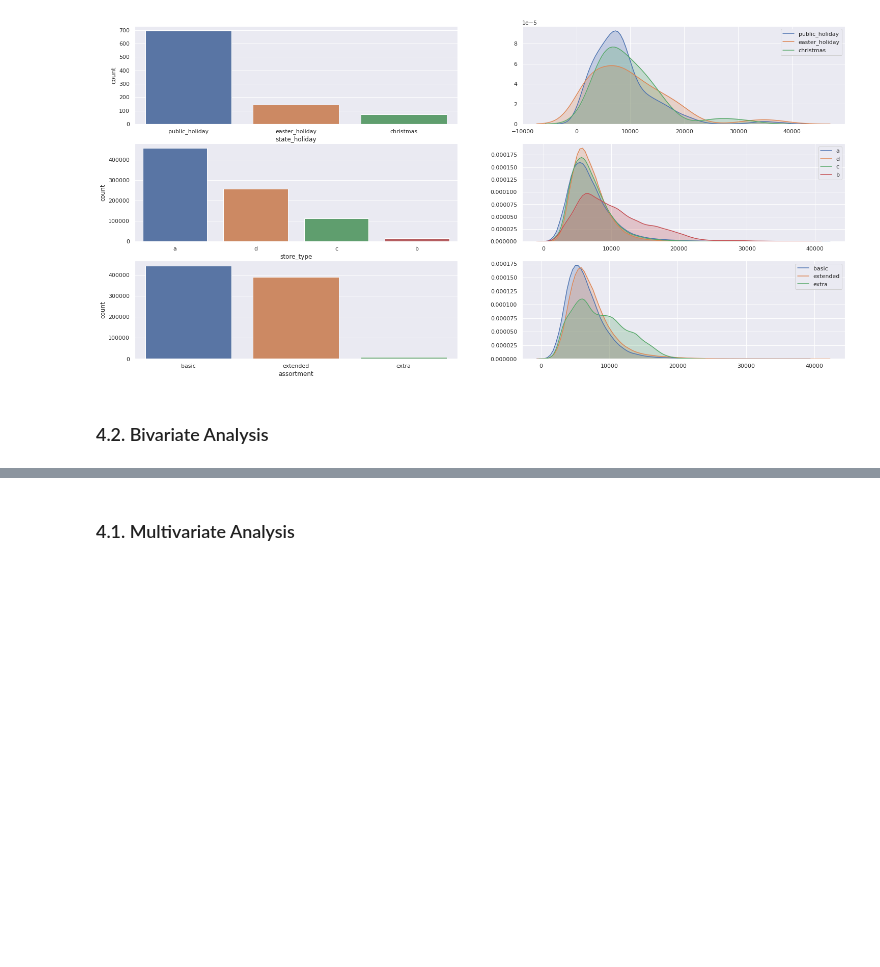
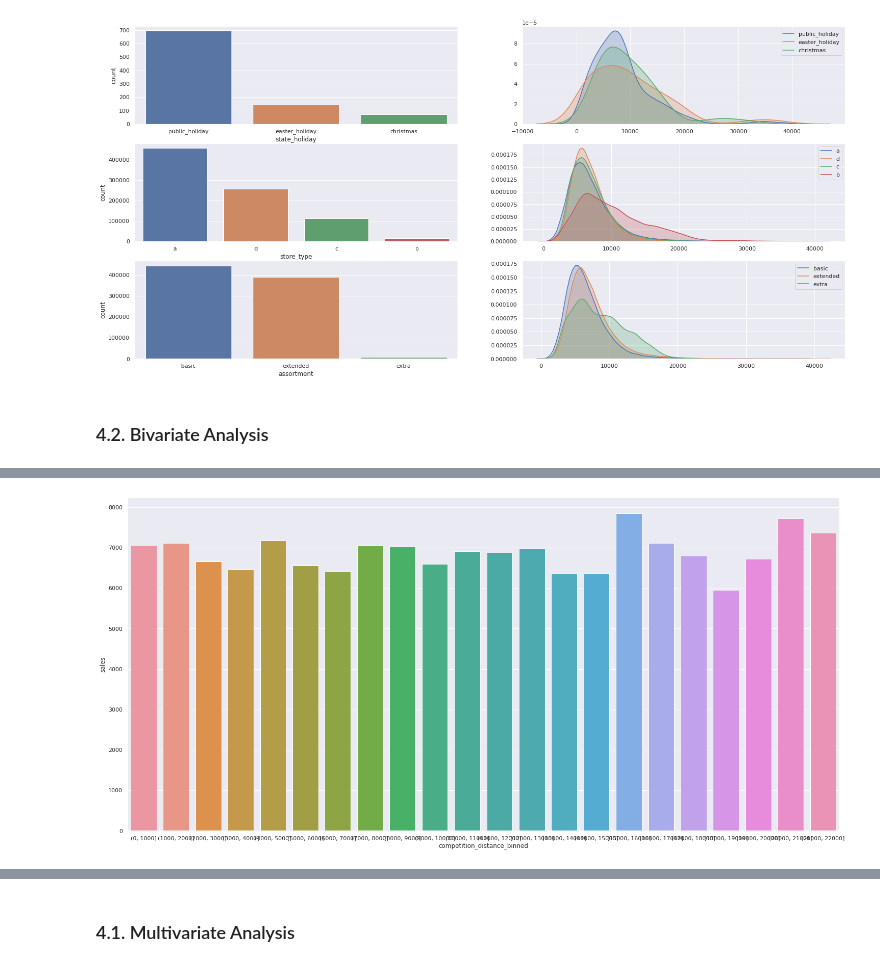
Before and after one commit to diegopmayer/rossman_sales_forecast, a Jupyter notebook: exploratory_data_analysis.ipynb, the cells around one changed output, grey strips where cells are left out. Cells and saved outputs as stored; diff of their text form; code cells hidden in the pictures; blank space fills up the shorter version.

```diff
--- a/exploratory_data_analysis.ipynb
+++ b/exploratory_data_analysis.ipynb
@@ -766,0 +815,18 @@ sns.kdeplot(df4[df4['assortment'] == 'extra']['sales'], label='extra', shade=Tru
+# %%
+print(com_d_mean['competition_distance_binned'].value_counts(
+    )[com_d_mean['competition_distance_binned'].value_counts() > 5])
+# as you see, there are so much more stores closer from competitors than far,
+# in this case get the mean it's better, upper than 5 it's better
+# where there are more counts ultil 23k
+
+com_d_mean = df4[['competition_distance', 'sales']].groupby(
+    'competition_distance').mean().reset_index()
+bins = list(np.arange(0, 23000, 1000))
+com_d_mean['competition_distance_binned'] = pd.cut(com_d_mean['competition_distance'], bins=bins)
+com_d_mean_binned = com_d_mean[['competition_distance_binned', 'sales']].groupby(
+    'competition_distance_binned').mean().reset_index()
+
+sns.barplot(x='competition_distance_binned', y='sales', data=com_d_mean_binned);
+# as you see it's False, because the aren't a comportament like a linear growth
+# %% [output]
+[figure, added]
```
Also changed, not shown: parts of 18 cells of this notebook.
